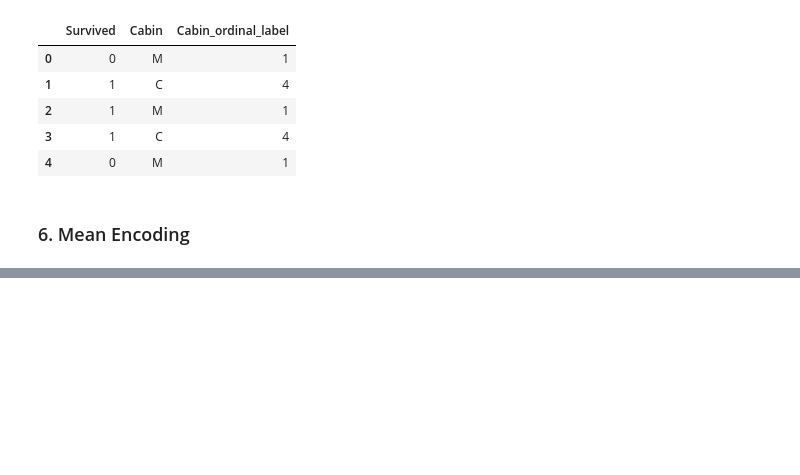
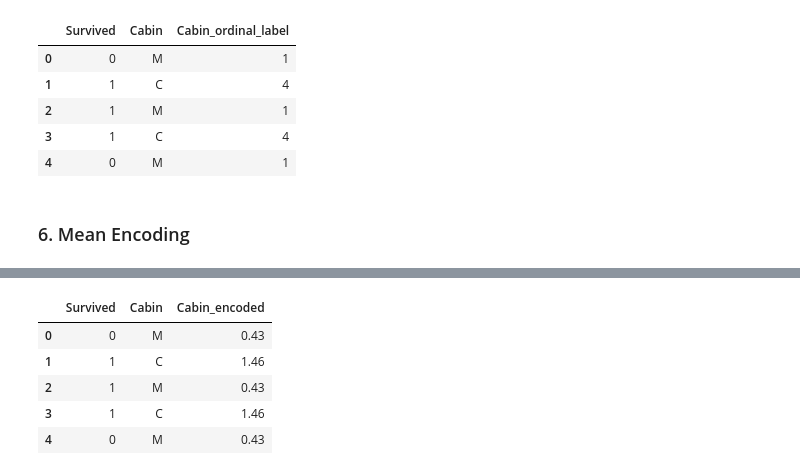
Before and after one commit to Animesh-Bagchi/Feature-Engineering-Techniques, a Jupyter notebook: Feature Engineering to Handle Categorical Data.ipynb, the cells around one changed output, grey strips where cells are left out. Drawn from its saved outputs; the diff is of its cells as text; code cells hidden in the pictures; blank space fills up the shorter version.

```diff
--- a/Feature Engineering to Handle Categorical Data.ipynb
+++ b/Feature Engineering to Handle Categorical Data.ipynb
@@ -299,0 +366,5 @@ df.head()
+# %%
+# Calculate the Probability Ratio of Survived w.r.t. Died and create a dictionary
+prob_df['Prob_Ratio'] = prob_df['Survived']/prob_df['Died']
+prob_encoded = np.round(prob_df['Prob_Ratio'],2).to_dict()
+prob_encoded
@@ -299,0 +381,11 @@ df.head()
+# %%
+### Encode the probability values w.r.t. Cabin into new column
+df['Cabin_encoded'] = df['Cabin'].map(prob_encoded)
+df.head()
+# %% [output]
+|  | Survived | Cabin | Cabin_encoded |
+| 0 | 0 | M | 0.43 |
+| 1 | 1 | C | 1.46 |
+| 2 | 1 | M | 0.43 |
+| 3 | 1 | C | 1.46 |
+| 4 | 0 | M | 0.43 |
```
Also changed, not shown: parts of 8 cells of this notebook, 1 other file.
